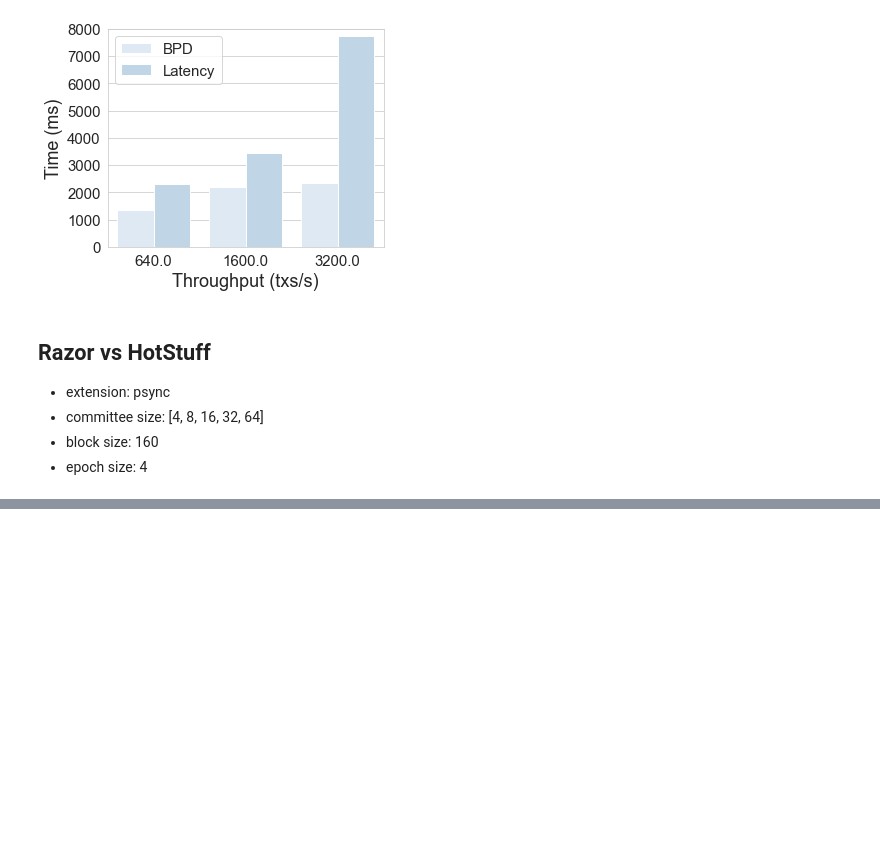
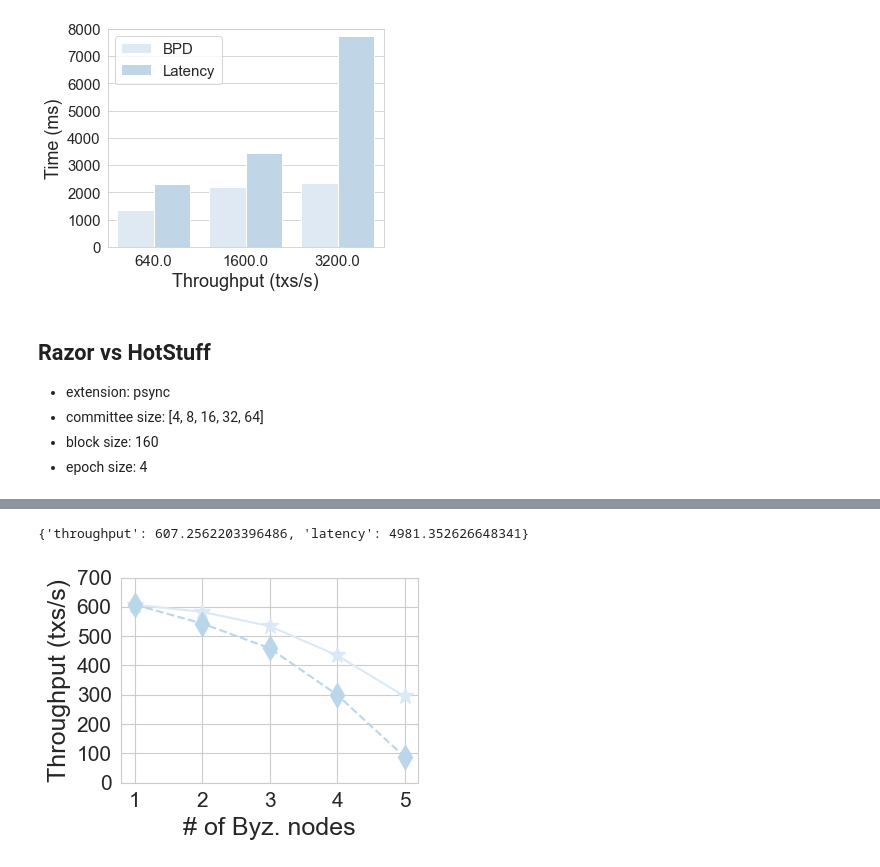
Before and after one commit to SebastianElvis/ebft, a Jupyter notebook: evaluation/analysis.ipynb, the cells around one changed output, grey strips where cells are left out. Saved outputs shown, nothing was run; the diff lists cells and outputs as text; code cells hidden in the pictures; blank space fills up the shorter version.

```diff
--- a/evaluation/analysis.ipynb
+++ b/evaluation/analysis.ipynb
@@ -606,0 +603,40 @@ plot_tps_latency_vs_hs(tps_latency_vs_df)
+# %%
+def get_bamboo_exp_data(protocol, n, f, attack, block_size):
+    filename = '../../bamboo/evaluation/data/{}-{}-{}-{}-{}.csv'.format(protocol, n, f, attack, block_size)
+    df = pd.read_csv(filename)
+    return {
+        "throughput": df.iloc[2][1],
+        "latency": df.iloc[1][1]
+    }
+
+get_bamboo_exp_data('hotstuff', 16, 1, 'fork', 400)
+# %% [output]
+{'throughput': 607.2562203396486, 'latency': 4981.352626648341}
+# %%
+def plot_f_tps_vs_hs_fork():
+    plt.figure(figsize=(4, 3))
+
+    fs = [1,2,3,4,5]
+
+    ebft_data = [get_bamboo_exp_data('lbft', 16, f, 'fork', 400) for f in fs]
+    ebft_df = pd.DataFrame(ebft_data)
+    plt.plot(fs, ebft_df['throughput'], '-*', label='EBFT-PSync-Opt-16', markersize=12)
+
+    hs_data = [get_bamboo_exp_data('hotstuff', 16, f, 'fork', 400) for f in fs]
+    hs_df = pd.DataFrame(hs_data)
+    plt.plot(fs, hs_df['throughput'], '--d', label='Hotstuff-16', markersize=12)
+
+    plt.xticks(fontsize=15)
+    plt.yticks(fontsize=15)
+    plt.xlabel('# of Byz. nodes', fontsize=18)
+    plt.ylabel('Throughput (txs/s)', fontsize=18)
+    plt.ylim([0, 700])
+    # plt.legend(fontsize=12, ncol=1)
+    plt.tight_layout()
+    plt.savefig(PAPER_FIG_PATH / 'plot-f-tps-vs-hs-fork.pdf')
+
+    plt.show()
+
+plot_f_tps_vs_hs_fork()
+# %% [output]
+[figure, added]
```
Also changed, not shown: parts of 7 cells of this notebook, 1 other file.
